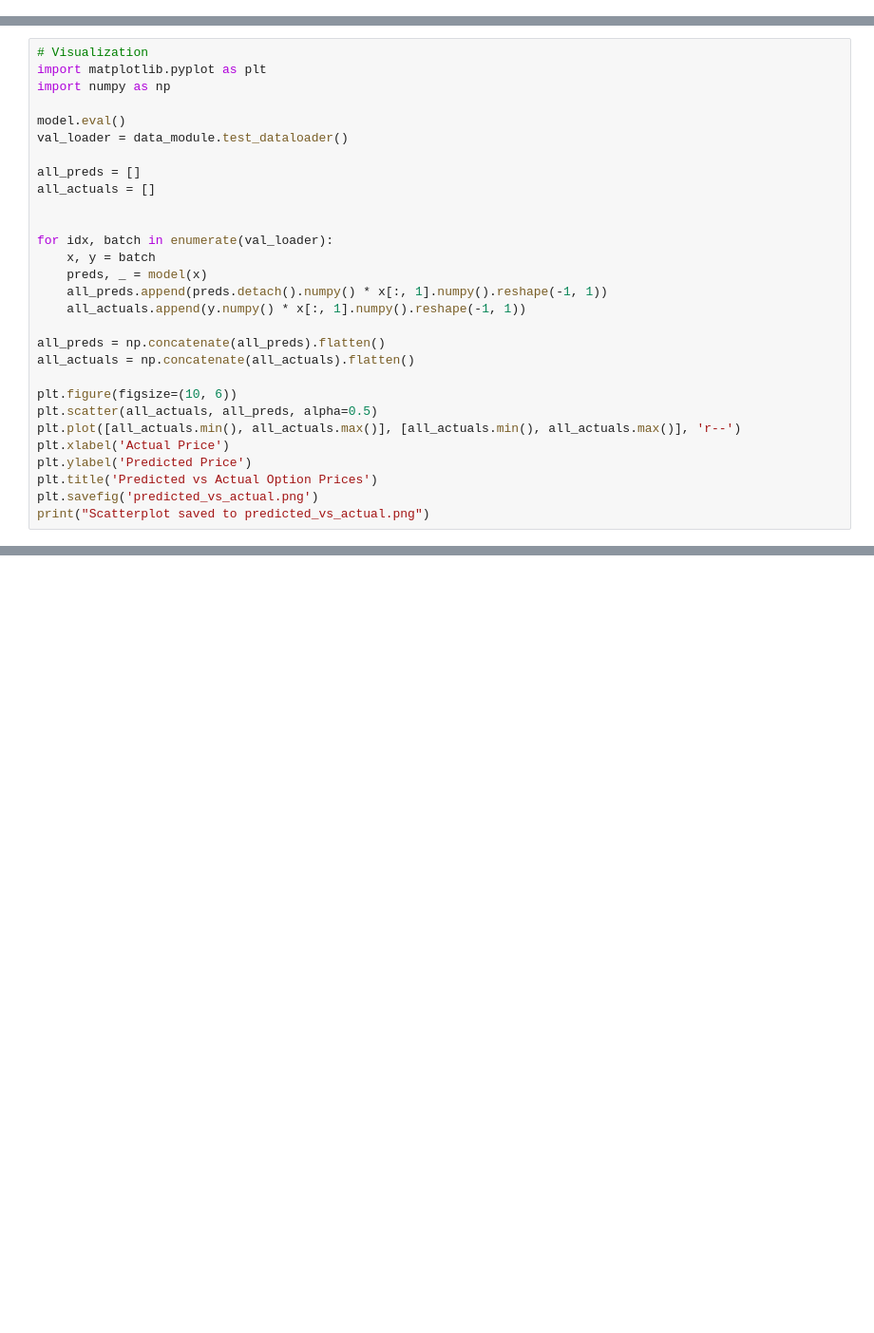
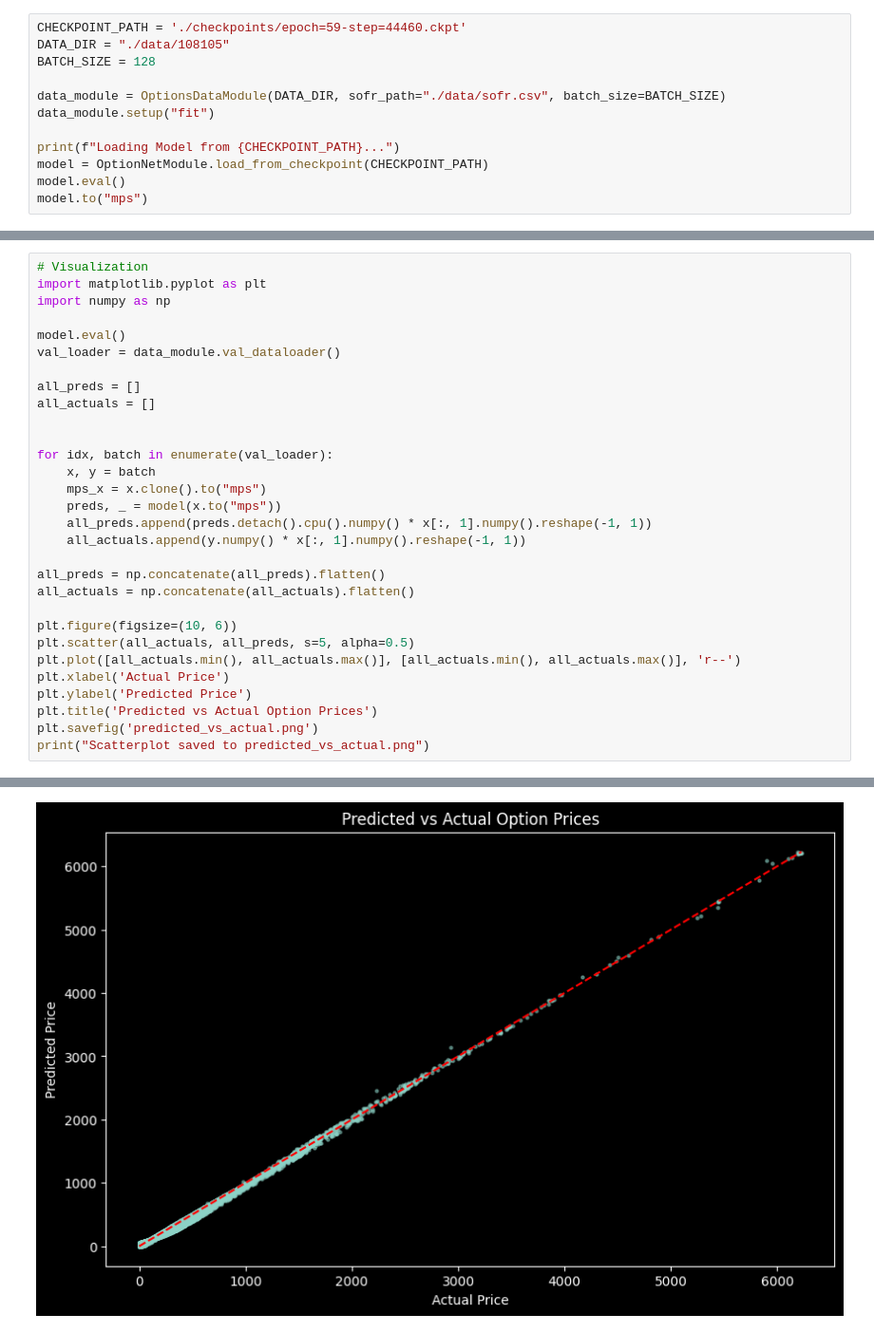
Before and after one commit to Alfagov/volatility-surface, a Jupyter notebook: surface_model.ipynb, the cells around one changed output, grey strips where cells are left out. Shown at 95% size. Cells and saved outputs as stored; diff of their text form; blank space fills up the shorter version.

```diff
--- a/surface_model.ipynb
+++ b/surface_model.ipynb
@@ -69,0 +52,12 @@ Total FLOPs: 0
+# %%
+CHECKPOINT_PATH = './checkpoints/epoch=59-step=44460.ckpt'
+DATA_DIR = "./data/108105"
+BATCH_SIZE = 128
+
+data_module = OptionsDataModule(DATA_DIR, sofr_path="./data/sofr.csv", batch_size=BATCH_SIZE)
+data_module.setup("fit")
+
+print(f"Loading Model from {CHECKPOINT_PATH}...")
+model = OptionNetModule.load_from_checkpoint(CHECKPOINT_PATH)
+model.eval()
+model.to("mps")
@@ -73,7 +85,7 @@ import matplotlib.pyplot as plt
 import numpy as np
 
 model.eval()
-val_loader = data_module.test_dataloader()
+val_loader = data_module.val_dataloader()
 
 all_preds = []
 all_actuals = []
@@ -81,18 +93,20 @@ all_actuals = []
 
 for idx, batch in enumerate(val_loader):
     x, y = batch
-    preds, _ = model(x)
-    all_preds.append(preds.detach().numpy() * x[:, 1].numpy().reshape(-1, 1))
+    mps_x = x.clone().to("mps")
+    preds, _ = model(x.to("mps"))
+    all_preds.append(preds.detach().cpu().numpy() * x[:, 1].numpy().reshape(-1, 1))
     all_actuals.append(y.numpy() * x[:, 1].numpy().reshape(-1, 1))
 
 all_preds = np.concatenate(all_preds).flatten()
 all_actuals = np.concatenate(all_actuals).flatten()
 
 plt.figure(figsize=(10, 6))
-plt.scatter(all_actuals, all_preds, alpha=0.5)
+plt.scatter(all_actuals, all_preds, s=5, alpha=0.5)
 plt.plot([all_actuals.min(), all_actuals.max()], [all_actuals.min(), all_actuals.max()], 'r--')
 plt.xlabel('Actual Price')
 plt.ylabel('Predicted Price')
 plt.title('Predicted vs Actual Option Prices')
 plt.savefig('predicted_vs_actual.png')
 print("Scatterplot saved to predicted_vs_actual.png")
+# %% [output]
@@ -99,3 +114,4 @@ print("Scatterplot saved to predicted_vs_actual.png")
+[figure, added]
 # %%
 model.eval()
 val_loader = data_module.train_dataloader()
```
Also changed, not shown: parts of 8 cells of this notebook, 10 other files.
